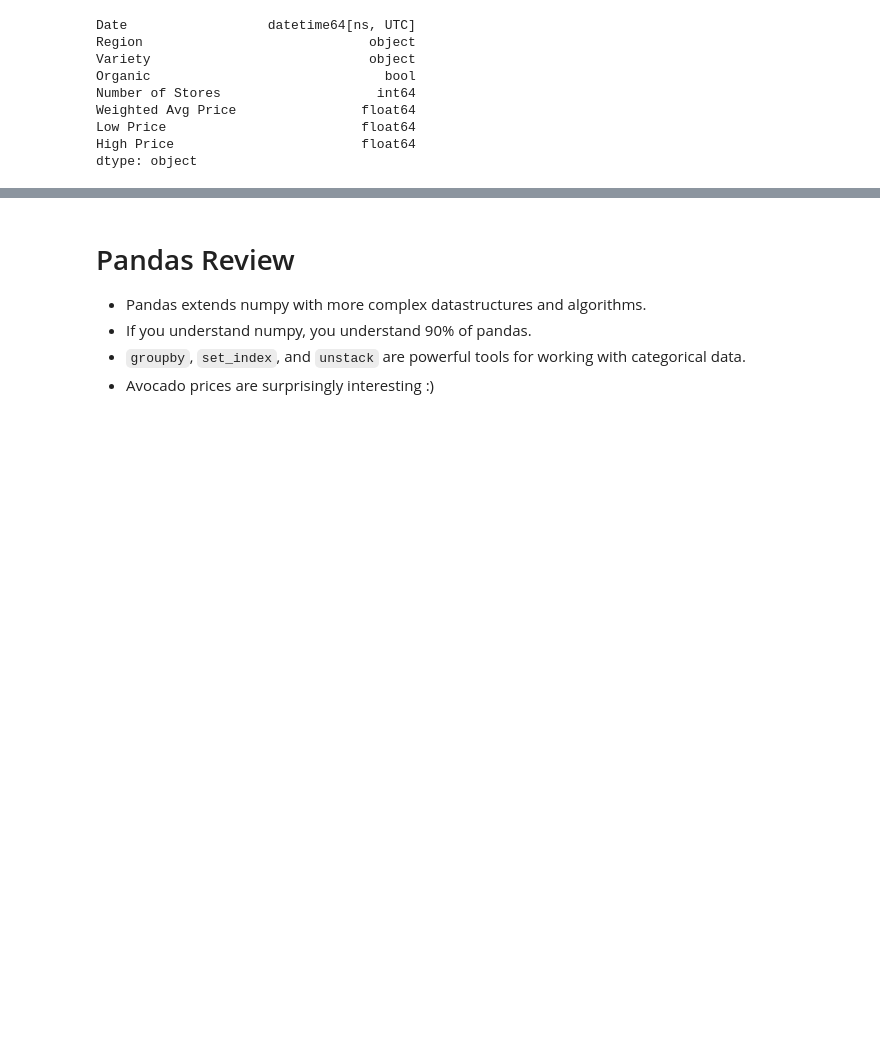
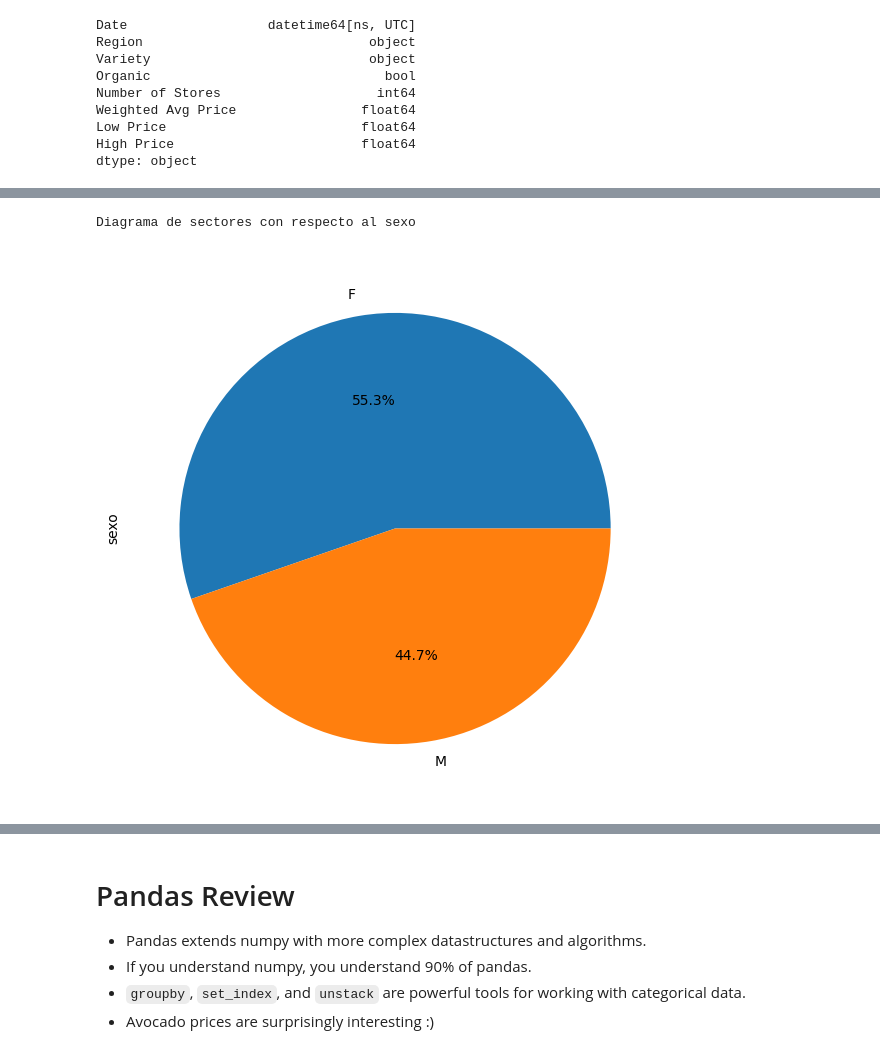
Before and after one commit to fnovoas/MetNumUN2024I, a Jupyter notebook: Lab2/fnovoas_Lab2.ipynb, the cells around one changed output, grey strips where cells are left out. Saved outputs shown, nothing was run; the diff lists cells and outputs as text; code cells hidden in the pictures; blank space fills up the shorter version.

```diff
--- a/Lab2/fnovoas_Lab2.ipynb
+++ b/Lab2/fnovoas_Lab2.ipynb
@@ -1644,0 +1811,13 @@ ax.set_xticklabels(ax.get_xticklabels(), rotation=45);
+# %%
+
+## Needed Libraries.
+from urllib.parse import urlencode
+import pandas as pd
+import requests
+
+## Request data from url
+resp = requests.get('https://www.datos.gov.co/resource/rik9-88u9.json')
+
+data = resp.json()
+
+tabla = pd.DataFrame(data)
@@ -1644,0 +1840,7 @@ ax.set_xticklabels(ax.get_xticklabels(), rotation=45);
+# %%
+sexo = tabla.sexo.value_counts()
+sexo.plot.pie(autopct = '%1.1f%%')
+print("Diagrama de sectores con respecto al sexo")
+# %% [output]
+Diagrama de sectores con respecto al sexo
+[figure, added]
```
Also changed, not shown: parts of 15 cells of this notebook.
